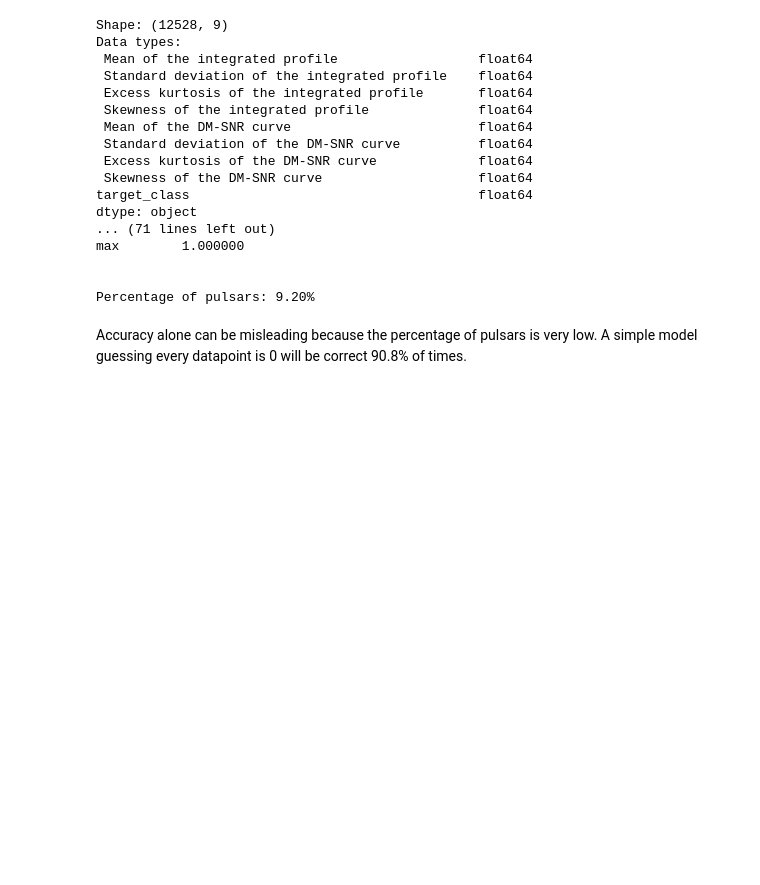
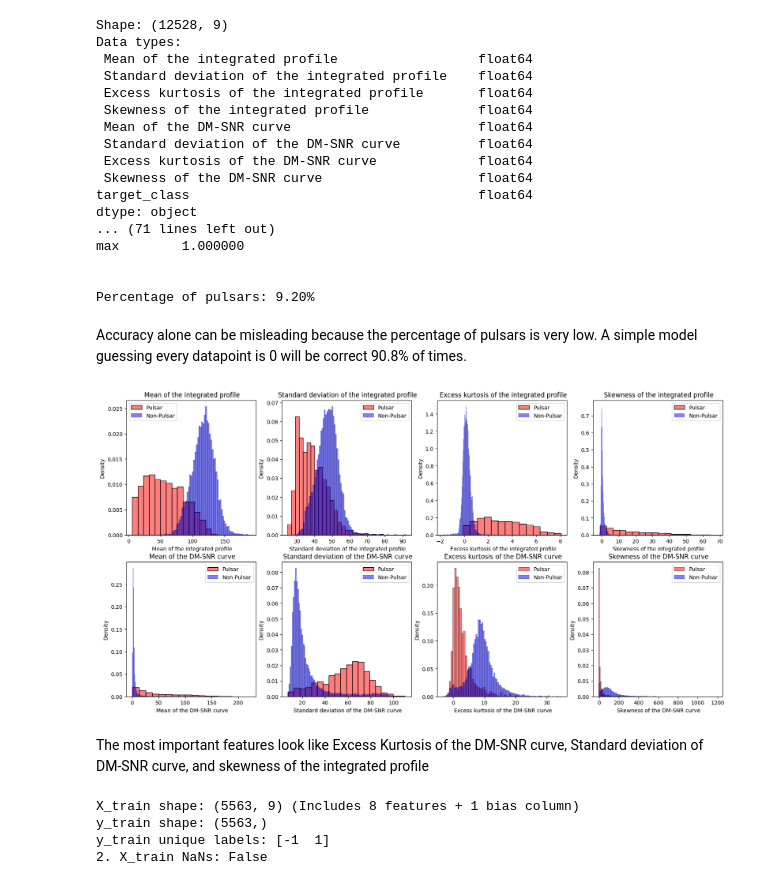
Before and after one commit to Pedro-Langone/EC146, a Jupyter notebook: hw2/hw2_5.ipynb, the cells around one changed output. Saved outputs shown, nothing was run; the diff lists cells and outputs as text; code cells hidden in the pictures; blank space fills up the shorter version.

```diff
--- a/hw2/hw2_5.ipynb
+++ b/hw2/hw2_5.ipynb
@@ -35,3 +36,71 @@ max        1.000000
 Percentage of pulsars: 9.20%
 # %% [markdown]
 Accuracy alone can be misleading because the percentage of pulsars is very low. A simple model guessing every datapoint is 0 will be correct 90.8% of times.
+# %%
+# ii)
+fig, axes = plt.subplots(2, 4, figsize=(20, 10))
+axes = axes.flatten()
+features = df.columns[:-1].tolist()
+target = df.columns[-1]
+
+for i, col in enumerate(features):
+    # Filter using the target name we just grabbed
+    pulsars = df[df[target] == 1][col]
+    non_pulsars = df[df[target] == 0][col]
+
+    sns.histplot(pulsars, color='red', label='Pulsar',
+                 alpha=0.5, ax=axes[i], kde=False, stat="density")
+    sns.histplot(non_pulsars, color='blue', label='Non-Pulsar',
+                 alpha=0.5, ax=axes[i], kde=False, stat="density")
+
+    axes[i].set_title(col)
+    axes[i].legend()
+# %% [output]
+[figure, added]
+# %% [markdown]
+The most important features look like Excess Kurtosis of the DM-SNR curve, Standard deviation of DM-SNR curve, and skewness of the integrated profile
+# %%
+#iii)
+import numpy as np
+from sklearn.model_selection import train_test_split
+
+df_clean = df.dropna()
+X = df_clean.iloc[:, :-1].values
+y = df_clean.iloc[:, -1].values
+
+y = np.where(y == 0, -1, 1)
+
+X_train, X_temp, y_train, y_temp = train_test_split(
+    X, y, test_size=0.40, random_state=42, stratify=y
+)
+X_val, X_test, y_val, y_test = train_test_split(
+    X_temp, y_temp, test_size=0.50, random_state=42, stratify=y_temp
+)
+
+train_mean = np.mean(X_train, axis=0)
+train_std = np.std(X_train, axis=0)
+
+#If any standard deviation is 0, replace it with 1 to prevent division by zero
+train_std = np.where(train_std == 0, 1.0, train_std)
+
+X_train_scaled = (X_train - train_mean) / train_std
+X_val_scaled = (X_val - train_mean) / train_std
+X_test_scaled = (X_test - train_mean) / train_std
+
+X_train_final = np.c_[X_train_scaled, np.ones(X_train_scaled.shape[0])]
+X_val_final = np.c_[X_val_scaled, np.ones(X_val_scaled.shape[0])]
+X_test_final = np.c_[X_test_scaled, np.ones(X_test_scaled.shape[0])]
+
+y_train = y_train.flatten()
+y_val = y_val.flatten()
+y_test = y_test.flatten()
+
+print(f"X_train shape: {X_train_final.shape} (Includes 8 features + 1 bias column)")
+print(f"y_train shape: {y_train.shape}")
+print(f"y_train unique labels: {np.unique(y_train)}")
+print("2. X_train NaNs:", np.isnan(X_train_final).any())
+# %% [output]
+X_train shape: (5563, 9) (Includes 8 features + 1 bias column)
+y_train shape: (5563,)
+y_train unique labels: [-1  1]
+2. X_train NaNs: False
```
Also changed, not shown: parts of 5 cells of this notebook.
